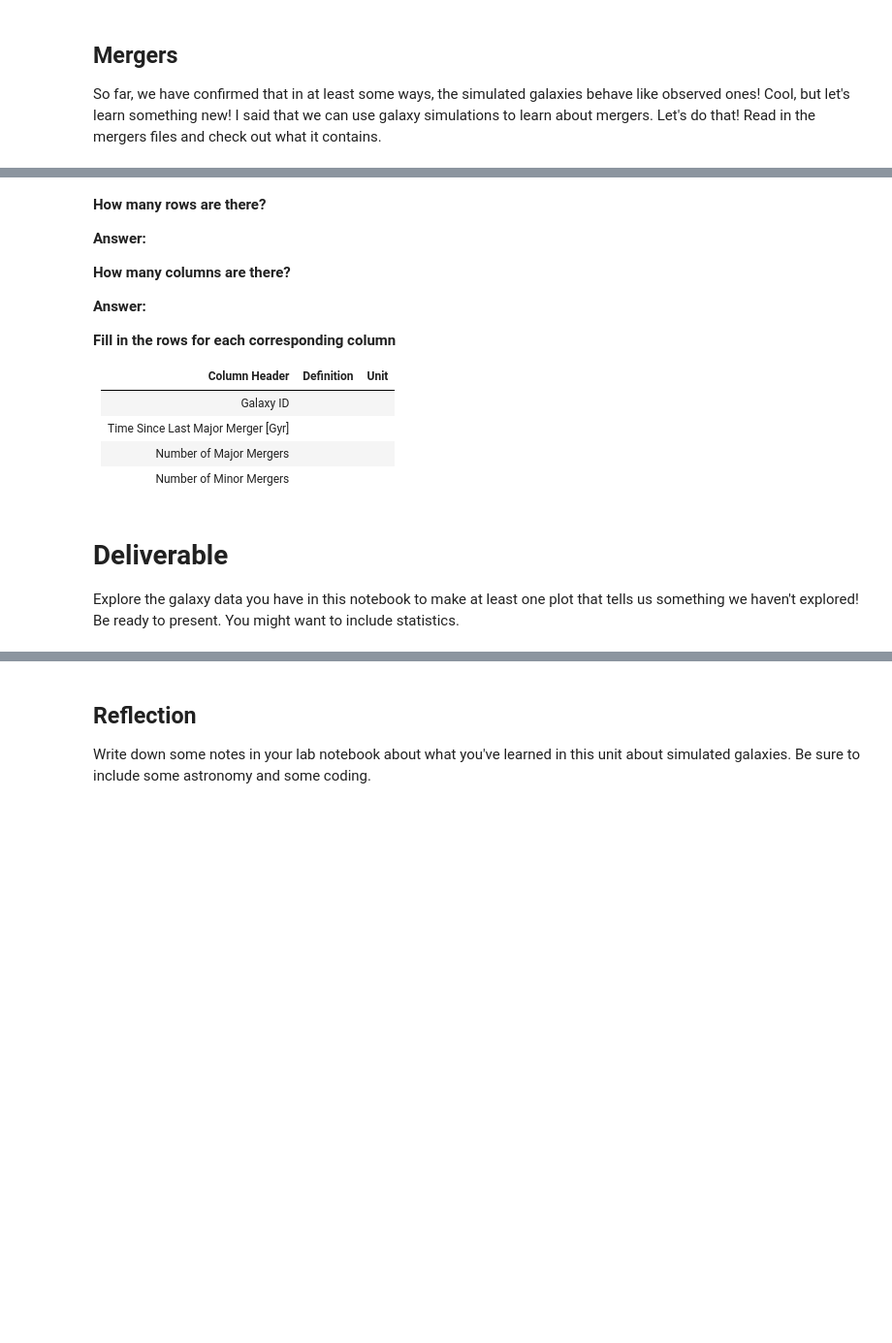
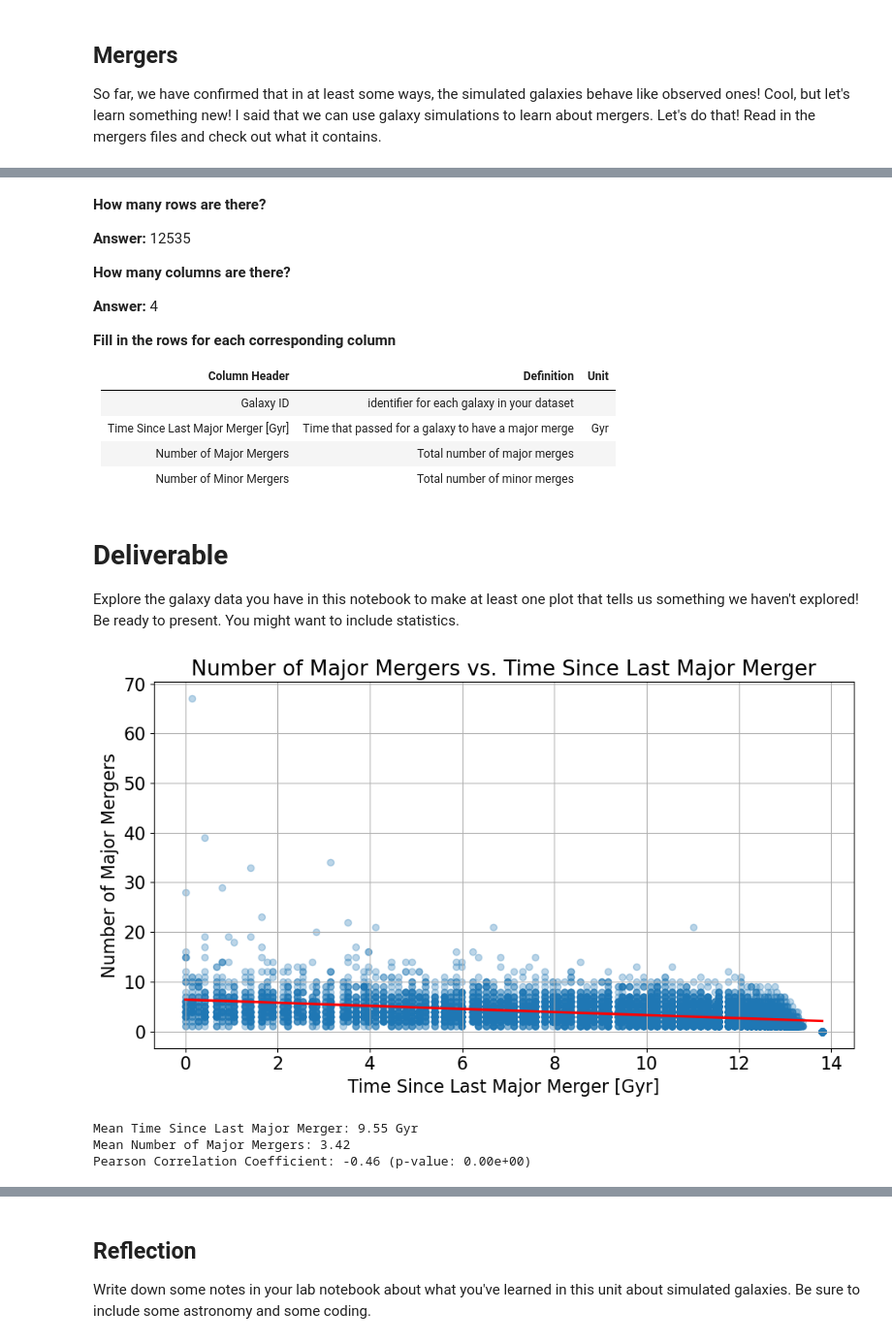
Before and after one commit to Op173/CFR-2025, a Jupyter notebook: Astro/Blank/7 - Simulated Galaxies Pt2.ipynb, the cells around one changed output, grey strips where cells are left out. Shown at 97% size. Cells and saved outputs as stored; diff of their text form; code cells hidden in the pictures; blank space fills up the shorter version.

```diff
--- a/Astro/Blank/7 - Simulated Galaxies Pt2.ipynb
+++ b/Astro/Blank/7 - Simulated Galaxies Pt2.ipynb
@@ -219,20 +169,20 @@ So far, we have confirmed that in at least some ways, the simulated galaxies beh
 # %% [markdown]
 **How many rows are there?**
 
-**Answer:**
+**Answer:** 12535
 
 **How many columns are there?**
 
-**Answer:**
+**Answer:** 4
 
 **Fill in the rows for each corresponding column**
 
 | Column Header | Definition | Unit |
 | :- | :- | :- |
-| Galaxy ID |  |
-| Time Since Last Major Merger [Gyr] | |
-| Number of Major Mergers |  |
-| Number of Minor Mergers |  |
+| Galaxy ID |  identifier for each galaxy in your dataset |
+| Time Since Last Major Merger [Gyr] | Time that passed for a galaxy to have a major merge | Gyr
+| Number of Major Mergers | Total number of major merges |
+| Number of Minor Mergers | Total number of minor merges |
 # %% [markdown]
 # Deliverable
 
@@ -242,3 +190,48 @@ Explore the galaxy data you have in this notebook to make at least one plot that
+# %%
+# explore the data and make a plot below!
+
+# Import necessary libraries
+import pandas as pd
+import matplotlib.pyplot as plt
+
+# Load the dataset
+df = pd.read_csv('../Data/mergers.csv')
+
+# Column rename
+df = df.rename(columns={"Numbber of Minor Mergers": "Number of Minor Mergers"})
+
+# Plot: Number of Major Mergers vs. Time Since Last Major Merger
+plt.figure(figsize=(10, 6))
+sns.regplot(
+    data=df,
+    x='Time Since Last Major Merger [Gyr]',
+    y='Number of Major Mergers',
+    scatter_kws={'alpha': 0.3},
+    line_kws={'color': 'red'}
+)
+plt.title('Number of Major Mergers vs. Time Since Last Major Merger')
+plt.xlabel('Time Since Last Major Merger [Gyr]')
+plt.ylabel('Number of Major Mergers')
+plt.grid(True)
+plt.tight_layout()
+plt.show()
+
+# Summary statistics and correlation
+mean_time = df['Time Since Last Major Merger [Gyr]'].mean()
+mean_mergers = df['Number of Major Mergers'].mean()
+correlation, p_value = stats.pearsonr(
+    df['Time Since Last Major Merger [Gyr]'],
+    df['Number of Major Mergers']
+)
+
+print(f"Mean Time Since Last Major Merger: {mean_time:.2f} Gyr")
+print(f"Mean Number of Major Mergers: {mean_mergers:.2f}")
+print(f"Pearson Correlation Coefficient: {correlation:.2f} (p-value: {p_value:.2e})")
+# %% [output]
+[figure, added]
+Mean Time Since Last Major Merger: 9.55 Gyr
+Mean Number of Major Mergers: 3.42
+Pearson Correlation Coefficient: -0.46 (p-value: 0.00e+00)
 # %% [markdown]
 **According to your graph set up...**
 
```
Also changed, not shown: parts of 11 cells of this notebook.
